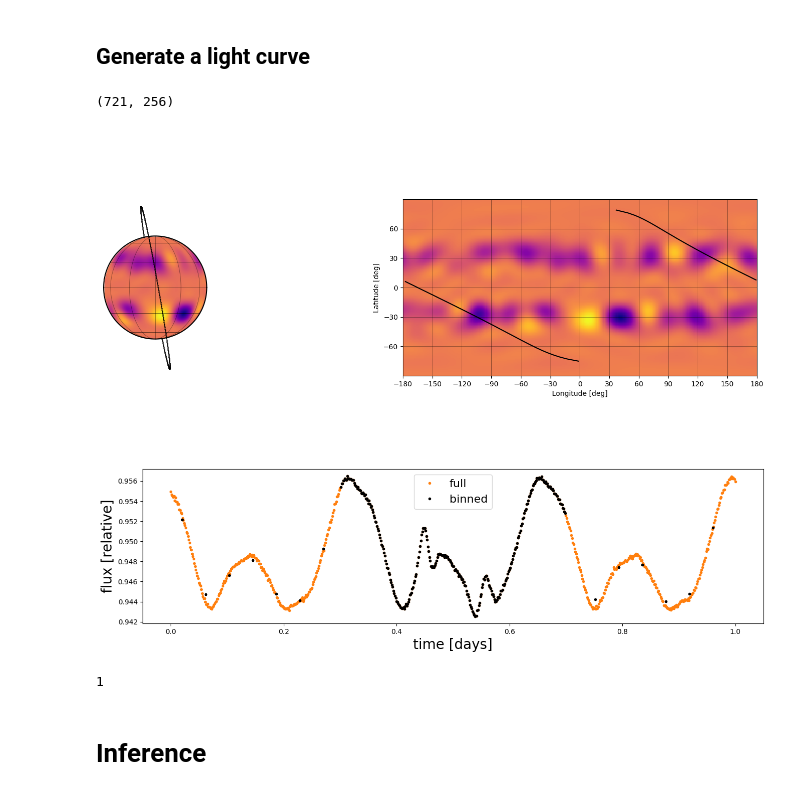
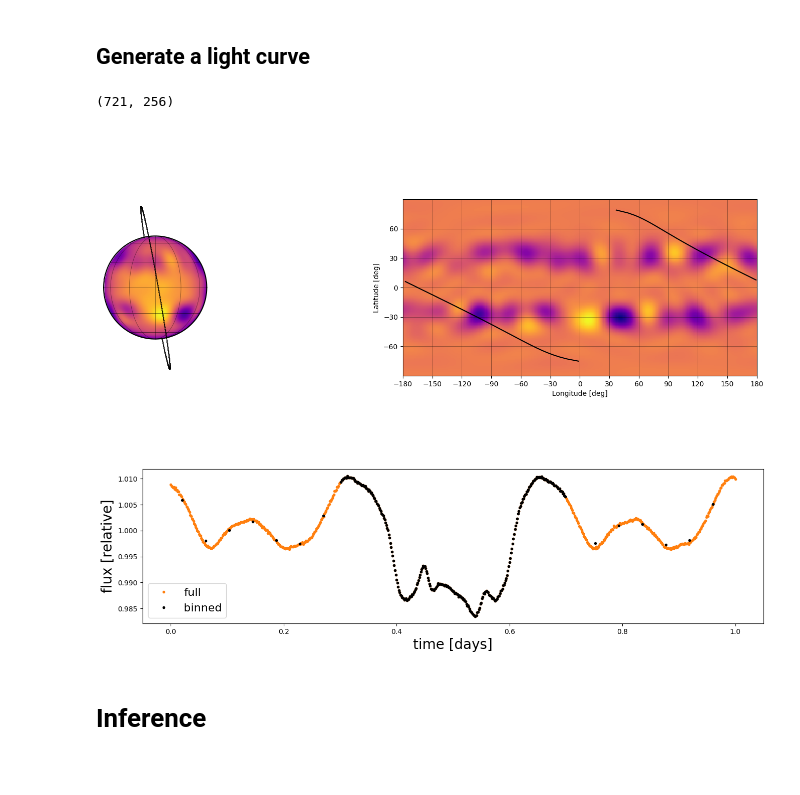
Before and after one commit to ssagynbayeva/starry-project, a Jupyter notebook: ShortLightCurve/SyntheticData-change-normalization-and-units.ipynb, the cells around one changed output. Saved outputs shown, nothing was run; the diff lists cells and outputs as text; code cells hidden in the pictures.

```diff
--- a/ShortLightCurve/SyntheticData-change-normalization-and-units.ipynb
+++ b/ShortLightCurve/SyntheticData-change-normalization-and-units.ipynb
@@ -109,10 +109,10 @@ def generate(t, params, seed=1, error=1e-3, visualize=True):
     # zero luminosity (i.e., a featureless star has Y_{0,0} = 0)
     # Let's renormalize it to unity, since that's the baseline
     # we want for transits
-    # y[0] += 1
+    y[0] += 1
 
     # Compute the light curve
-    flux0 = A @ y + 1
+    flux0 = A @ y #+ 1
 
 
     # mu_ylm = sp.mean_ylm
@@ -126,9 +126,9 @@ def generate(t, params, seed=1, error=1e-3, visualize=True):
     flux += noise
 
     # *** Normalize the flux
-    # med_flux = np.median(flux)
-    # flux /= med_flux
-    # err /= med_flux
+    med_flux = np.median(flux)
+    flux /= med_flux
+    err /= med_flux
 
     # Visualize the system
     if visualize:
@@ -149,7 +149,7 @@ def generate(t, params, seed=1, error=1e-3, visualize=True):
         map.show(ax=ax[1], projection="rect")
         ax[1].plot(lon, lat + mask, "k-");
 
-    return flux, err, med_flux, mu_flux
+    return flux, err, med_flux
 # %% [markdown]
 Based on Hogg's notes: https://ui.adsabs.harvard.edu/abs/2020arXiv200514199H/abstract,
 I have $$ln L_m = -\frac{1}{2} r_m^T \Sigma^{-1} r_m - \frac{1}{2}ln\vert\Sigma\vert - \frac{K}{2} ln(2\pi)$$
@@ -339,40 +339,38 @@ params = {
     "star.inc": {"truth": 90, "dist": Inclination},
     "star.m": {"truth": 0.5, "dist": Uniform, "args": [0.4, 0.6]},
     "star.u1": {"truth": 0.4, "dist": Uniform, "args": [0.0, 0.6]},
     "star.u2": {"truth": 0.2, "dist": Uniform, "args": [0.0, 0.4]},
     "star.prot": {"truth": 0.34, "dist": pm.Uniform, "args": [0.1, 1.0]},
     "gp.r": {"truth": 10, "dist": Uniform, "args": [5.0, 25.0]},
     "gp.c": {"truth": 0.1, "dist": Uniform, "args": [0.01, 0.5]},
     "gp.n": {"truth": 20, "dist": Uniform, "args": [1, 30]},
     "gp.mu": {"truth": 30, "dist": Uniform, "args": [0.0, 80.0]},
     "gp.sigma": {"truth": 5, "dist": Uniform, "args": [1.0, 10]},
     "gp.norm": {"truth": 1, "dist": Uniform, "args": [0.8, 1.2]}
 }
 
 # *** Time array (1 day @ 2 min cadence)
 t = np.arange(0, 1, 2 / 24 / 60)
 
 # Get the light curve
-flux, err, med_flux, mu_flux = generate(t, params, error=1e-4)
+flux, err, med_flux = generate(t, params, error=1e-4)
 
 # Get the binned light curve
 t_, flux_, err_ = bin_out_of_transit(t, flux, err, params, dt=0.2)
 
 # Plot the data
 fig, ax = plt.subplots(1, figsize=(16, 4))
 ax.plot(t, flux, "C1.", alpha=1, label="full")
 ax.plot(t_, flux_, "k.", label="binned")
 ax.set_ylabel("flux [relative]", fontsize=20)
 ax.set_xlabel("time [days]", fontsize=20)
 ax.legend(fontsize=16);
 # %% [output]
 (721, 256)
-[figure, old version]
+[figure, new version]
-[figure, old version]
+[figure, new version]
 # %%
-params['gp.norm']['truth']
+params['gp.norm']['truth'] = med_flux
-# %% [output]
-1
 # %% [markdown]
 # Inference
 # %%
```
Also changed, not shown: parts of 2 cells of this notebook.
